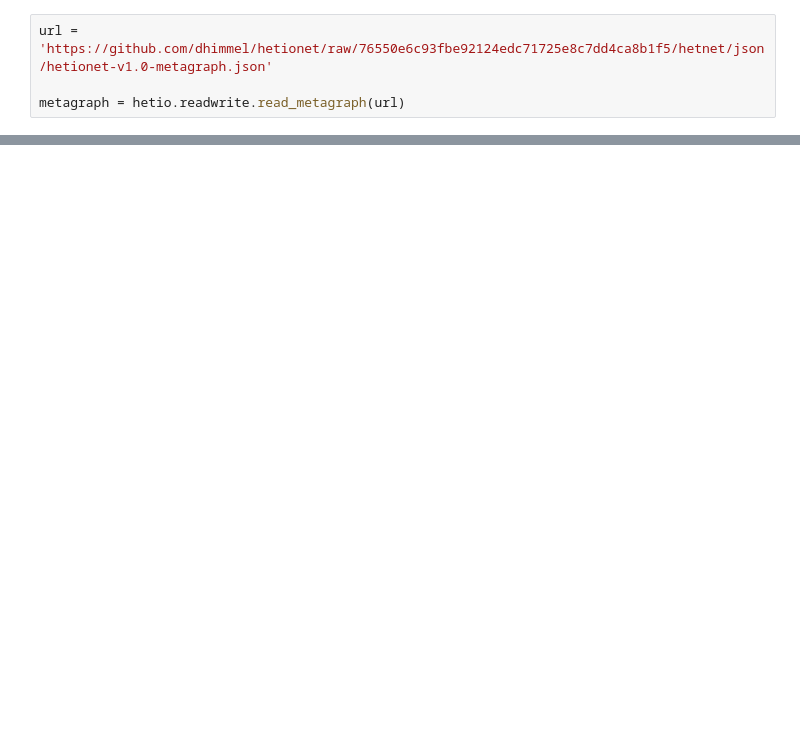
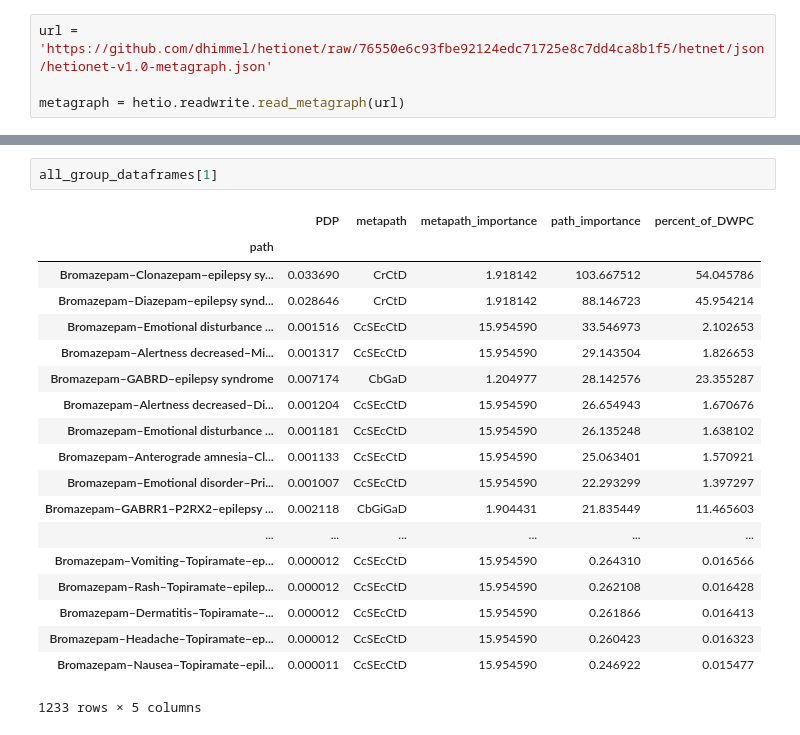
Before and after one commit to greenelab/connectivity-search-analyses, a Jupyter notebook: 10.Epilepsy_path_ranking.ipynb, the cells around one changed output, grey strips where cells are left out. Saved outputs shown, nothing was run; the diff lists cells and outputs as text; blank space fills up the shorter version.

```diff
--- a/10.Epilepsy_path_ranking.ipynb
+++ b/10.Epilepsy_path_ranking.ipynb
@@ -139,0 +156,22 @@ Length: 83, dtype: object
+# %%
+all_group_dataframes[1]
+# %% [output]
+|  | PDP | metapath | metapath_importance | path_importance | percent_of_DWPC |
+| path |  |  |  |  |  |
+| Bromazepam–Clonazepam–epilepsy sy... | 0.033690 | CrCtD | 1.918142 | 103.667512 | 54.045786 |
+| Bromazepam–Diazepam–epilepsy synd... | 0.028646 | CrCtD | 1.918142 | 88.146723 | 45.954214 |
+| Bromazepam–Emotional disturbance ... | 0.001516 | CcSEcCtD | 15.954590 | 33.546973 | 2.102653 |
+| Bromazepam–Alertness decreased–Mi... | 0.001317 | CcSEcCtD | 15.954590 | 29.143504 | 1.826653 |
+| Bromazepam–GABRD–epilepsy syndrome | 0.007174 | CbGaD | 1.204977 | 28.142576 | 23.355287 |
+| Bromazepam–Alertness decreased–Di... | 0.001204 | CcSEcCtD | 15.954590 | 26.654943 | 1.670676 |
+| Bromazepam–Emotional disturbance ... | 0.001181 | CcSEcCtD | 15.954590 | 26.135248 | 1.638102 |
+| Bromazepam–Anterograde amnesia–Cl... | 0.001133 | CcSEcCtD | 15.954590 | 25.063401 | 1.570921 |
+| Bromazepam–Emotional disorder–Pri... | 0.001007 | CcSEcCtD | 15.954590 | 22.293299 | 1.397297 |
+| Bromazepam–GABRR1–P2RX2–epilepsy ... | 0.002118 | CbGiGaD | 1.904431 | 21.835449 | 11.465603 |
+| ... | ... | ... | ... | ... | ... |
+| Bromazepam–Vomiting–Topiramate–ep... | 0.000012 | CcSEcCtD | 15.954590 | 0.264310 | 0.016566 |
+| Bromazepam–Rash–Topiramate–epilep... | 0.000012 | CcSEcCtD | 15.954590 | 0.262108 | 0.016428 |
+| Bromazepam–Dermatitis–Topiramate–... | 0.000012 | CcSEcCtD | 15.954590 | 0.261866 | 0.016413 |
+| Bromazepam–Headache–Topiramate–ep... | 0.000012 | CcSEcCtD | 15.954590 | 0.260423 | 0.016323 |
+| Bromazepam–Nausea–Topiramate–epil... | 0.000011 | CcSEcCtD | 15.954590 | 0.246922 | 0.015477 |
+1233 rows × 5 columns
```
Also changed, not shown: parts of 9 cells of this notebook.
